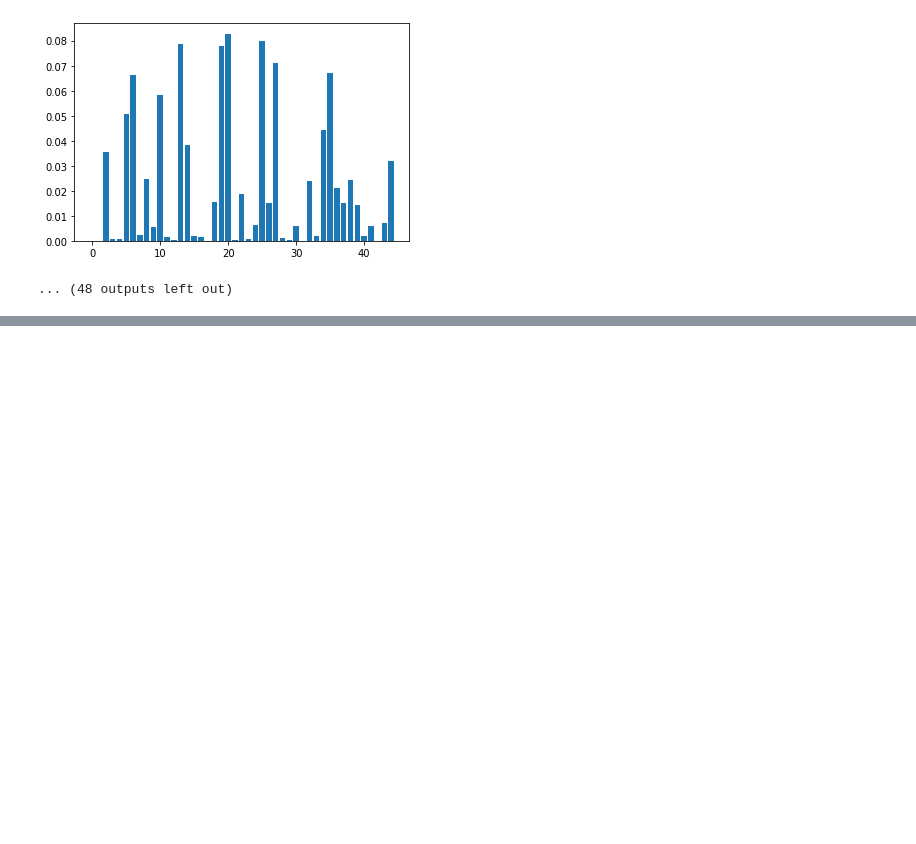
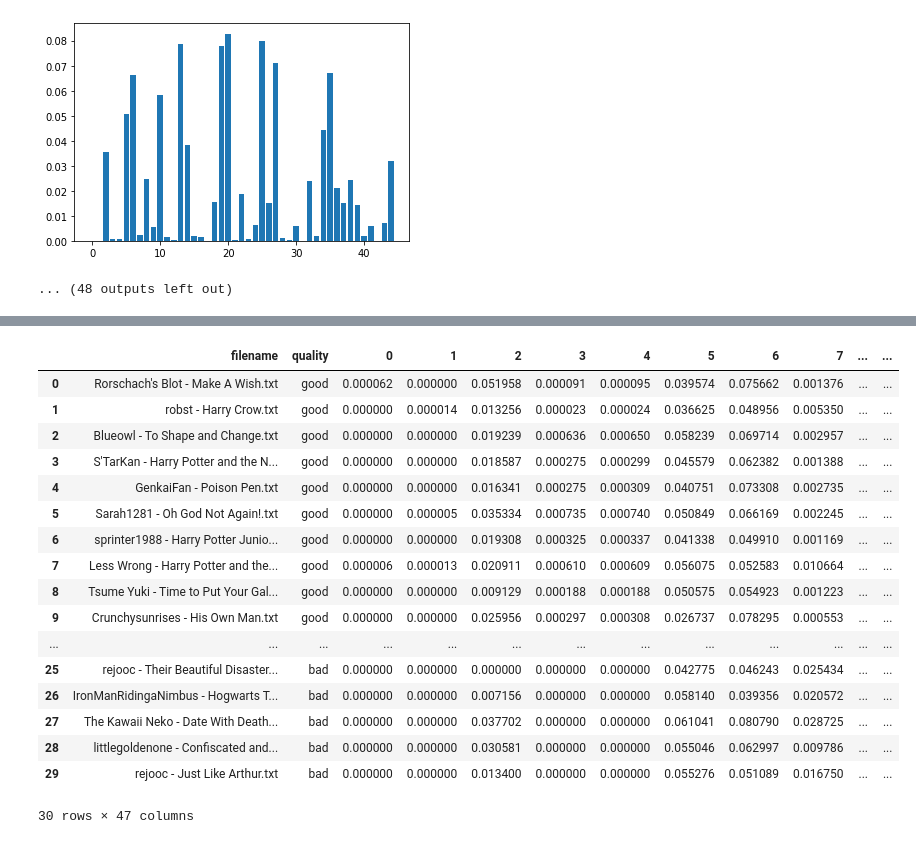
Before and after one commit to michaelrauh/FanFictionGrader, a Jupyter notebook: Exploration.ipynb, the cells around one changed output, grey strips where cells are left out. Cells and saved outputs as stored; diff of their text form; code cells hidden in the pictures; blank space fills up the shorter version.

Commit message:
Transform stories into a data frame

```diff
--- a/Exploration.ipynb
+++ b/Exploration.ipynb
@@ -150,0 +151,29 @@ corr
+# %%
+flattened_stories = [
+    [story['filename'], story['quality']] + [
+        story['enumerated_tag_counts'][key] for key in sorted(story['enumerated_tag_counts'].keys())
+    ]
+    for story in stories
+]
+
+columns = ['filename', 'quality'] + sorted(stories[0]['enumerated_tag_counts'].keys())
+pandas.DataFrame(flattened_stories, columns=columns)
+# %% [output]
+|  | filename | quality | 0 | 1 | 2 | 3 | 4 | 5 | 6 | 7 | ... | ... |
+| 0 | Rorschach's Blot - Make A Wish.txt | good | 0.000062 | 0.000000 | 0.051958 | 0.000091 | 0.000095 | 0.039574 | 0.075662 | 0.001376 | ... | ... |
+| 1 | robst - Harry Crow.txt | good | 0.000000 | 0.000014 | 0.013256 | 0.000023 | 0.000024 | 0.036625 | 0.048956 | 0.005350 | ... | ... |
+| 2 | Blueowl - To Shape and Change.txt | good | 0.000000 | 0.000000 | 0.019239 | 0.000636 | 0.000650 | 0.058239 | 0.069714 | 0.002957 | ... | ... |
+| 3 | S'TarKan - Harry Potter and the N... | good | 0.000000 | 0.000000 | 0.018587 | 0.000275 | 0.000299 | 0.045579 | 0.062382 | 0.001388 | ... | ... |
+| 4 | GenkaiFan - Poison Pen.txt | good | 0.000000 | 0.000000 | 0.016341 | 0.000275 | 0.000309 | 0.040751 | 0.073308 | 0.002735 | ... | ... |
+| 5 | Sarah1281 - Oh God Not Again!.txt | good | 0.000000 | 0.000005 | 0.035334 | 0.000735 | 0.000740 | 0.050849 | 0.066169 | 0.002245 | ... | ... |
+| 6 | sprinter1988 - Harry Potter Junio... | good | 0.000000 | 0.000000 | 0.019308 | 0.000325 | 0.000337 | 0.041338 | 0.049910 | 0.001169 | ... | ... |
+| 7 | Less Wrong - Harry Potter and the... | good | 0.000006 | 0.000013 | 0.020911 | 0.000610 | 0.000609 | 0.056075 | 0.052583 | 0.010664 | ... | ... |
+| 8 | Tsume Yuki - Time to Put Your Gal... | good | 0.000000 | 0.000000 | 0.009129 | 0.000188 | 0.000188 | 0.050575 | 0.054923 | 0.001223 | ... | ... |
+| 9 | Crunchysunrises - His Own Man.txt | good | 0.000000 | 0.000000 | 0.025956 | 0.000297 | 0.000308 | 0.026737 | 0.078295 | 0.000553 | ... | ... |
+| ... | ... | ... | ... | ... | ... | ... | ... | ... | ... | ... | ... | ... |
+| 25 | rejooc - Their Beautiful Disaster... | bad | 0.000000 | 0.000000 | 0.000000 | 0.000000 | 0.000000 | 0.042775 | 0.046243 | 0.025434 | ... | ... |
+| 26 | IronManRidingaNimbus - Hogwarts T... | bad | 0.000000 | 0.000000 | 0.007156 | 0.000000 | 0.000000 | 0.058140 | 0.039356 | 0.020572 | ... | ... |
+| 27 | The Kawaii Neko - Date With Death... | bad | 0.000000 | 0.000000 | 0.037702 | 0.000000 | 0.000000 | 0.061041 | 0.080790 | 0.028725 | ... | ... |
+| 28 | littlegoldenone - Confiscated and... | bad | 0.000000 | 0.000000 | 0.030581 | 0.000000 | 0.000000 | 0.055046 | 0.062997 | 0.009786 | ... | ... |
+| 29 | rejooc - Just Like Arthur.txt | bad | 0.000000 | 0.000000 | 0.013400 | 0.000000 | 0.000000 | 0.055276 | 0.051089 | 0.016750 | ... | ... |
+30 rows × 47 columns
```
Also changed, not shown: parts of 3 cells of this notebook, 2 other files.
